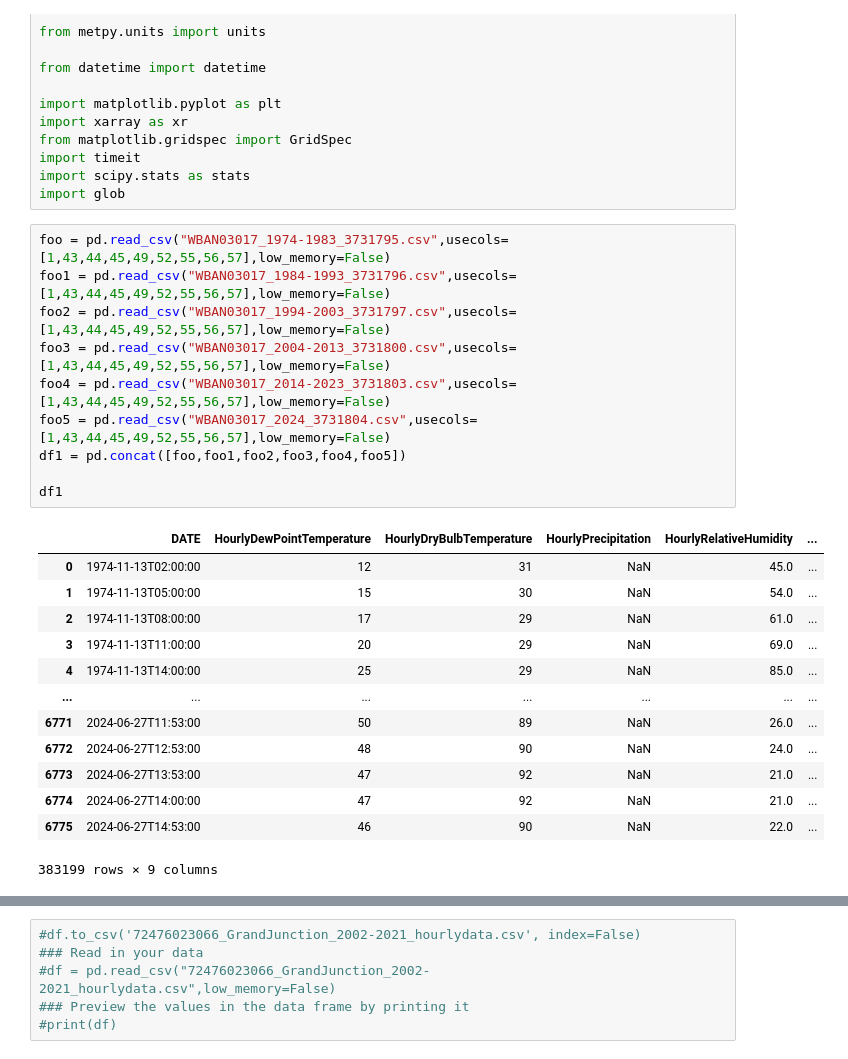
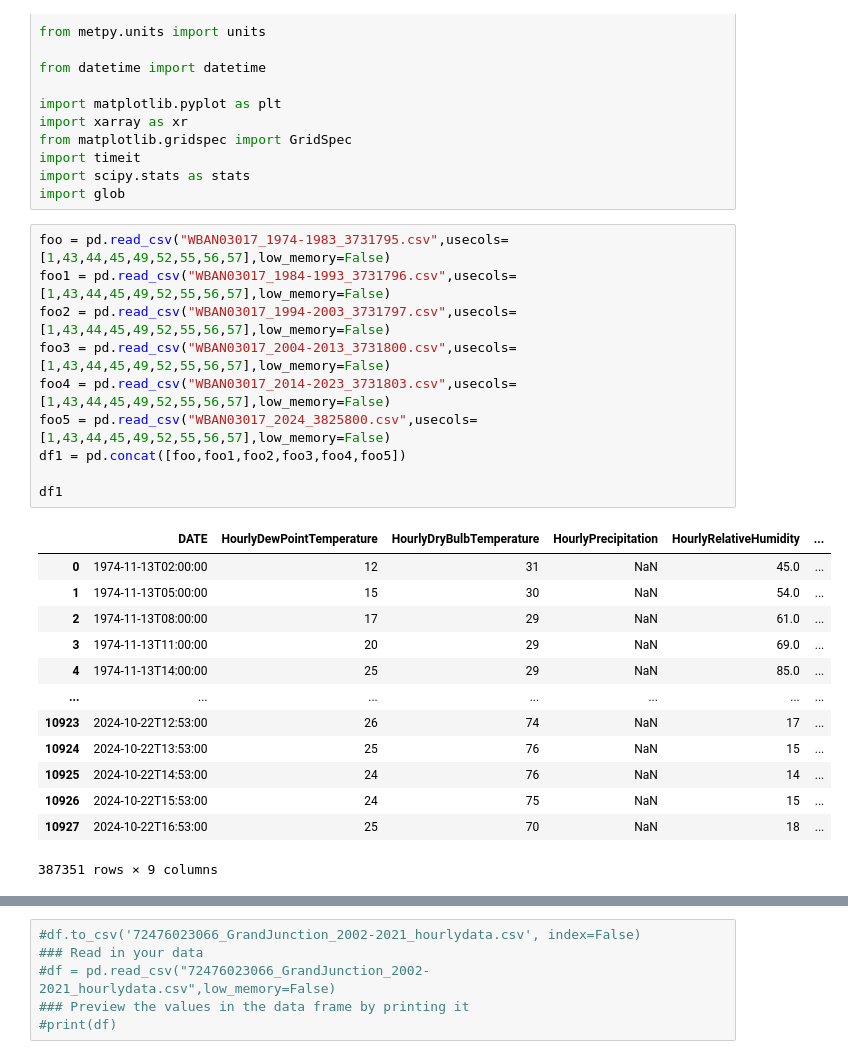
Before and after one commit to jenkayco/WBAN03017, a Jupyter notebook: LCD_munge_Denver_WBAN03017_multiple.ipynb, the cells around one changed output, grey strips where cells are left out. Drawn from its saved outputs; the diff is of its cells as text.

```diff
--- a/LCD_munge_Denver_WBAN03017_multiple.ipynb
+++ b/LCD_munge_Denver_WBAN03017_multiple.ipynb
@@ -22,27 +23,27 @@ import glob
 # %%
 foo = pd.read_csv("WBAN03017_1974-1983_3731795.csv",usecols=[1,43,44,45,49,52,55,56,57],low_memory=False)
 foo1 = pd.read_csv("WBAN03017_1984-1993_3731796.csv",usecols=[1,43,44,45,49,52,55,56,57],low_memory=False)
 foo2 = pd.read_csv("WBAN03017_1994-2003_3731797.csv",usecols=[1,43,44,45,49,52,55,56,57],low_memory=False)
 foo3 = pd.read_csv("WBAN03017_2004-2013_3731800.csv",usecols=[1,43,44,45,49,52,55,56,57],low_memory=False)
 foo4 = pd.read_csv("WBAN03017_2014-2023_3731803.csv",usecols=[1,43,44,45,49,52,55,56,57],low_memory=False)
-foo5 = pd.read_csv("WBAN03017_2024_3731804.csv",usecols=[1,43,44,45,49,52,55,56,57],low_memory=False)
+foo5 = pd.read_csv("WBAN03017_2024_3825800.csv",usecols=[1,43,44,45,49,52,55,56,57],low_memory=False)
 df1 = pd.concat([foo,foo1,foo2,foo3,foo4,foo5])
 
 df1
 # %% [output]
 |  | DATE | HourlyDewPointTemperature | HourlyDryBulbTemperature | HourlyPrecipitation | HourlyRelativeHumidity | ... |
 | 0 | 1974-11-13T02:00:00 | 12 | 31 | NaN | 45.0 | ... |
 | 1 | 1974-11-13T05:00:00 | 15 | 30 | NaN | 54.0 | ... |
 | 2 | 1974-11-13T08:00:00 | 17 | 29 | NaN | 61.0 | ... |
 | 3 | 1974-11-13T11:00:00 | 20 | 29 | NaN | 69.0 | ... |
 | 4 | 1974-11-13T14:00:00 | 25 | 29 | NaN | 85.0 | ... |
 | ... | ... | ... | ... | ... | ... | ... |
-| 6771 | 2024-06-27T11:53:00 | 50 | 89 | NaN | 26.0 | ... |
-| 6772 | 2024-06-27T12:53:00 | 48 | 90 | NaN | 24.0 | ... |
-| 6773 | 2024-06-27T13:53:00 | 47 | 92 | NaN | 21.0 | ... |
-| 6774 | 2024-06-27T14:00:00 | 47 | 92 | NaN | 21.0 | ... |
-| 6775 | 2024-06-27T14:53:00 | 46 | 90 | NaN | 22.0 | ... |
+| 10923 | 2024-10-22T12:53:00 | 26 | 74 | NaN | 17 | ... |
+| 10924 | 2024-10-22T13:53:00 | 25 | 76 | NaN | 15 | ... |
+| 10925 | 2024-10-22T14:53:00 | 24 | 76 | NaN | 14 | ... |
+| 10926 | 2024-10-22T15:53:00 | 24 | 75 | NaN | 15 | ... |
+| 10927 | 2024-10-22T16:53:00 | 25 | 70 | NaN | 18 | ... |
-383199 rows × 9 columns
+387351 rows × 9 columns
 # %%
 included_cols = ['DATE','HourlyDryBulbTemperature',
                  'HourlyDewPointTemperature','HourlyPrecipitation',
```
Also changed, not shown: parts of 7 cells of this notebook, 2 other files.
